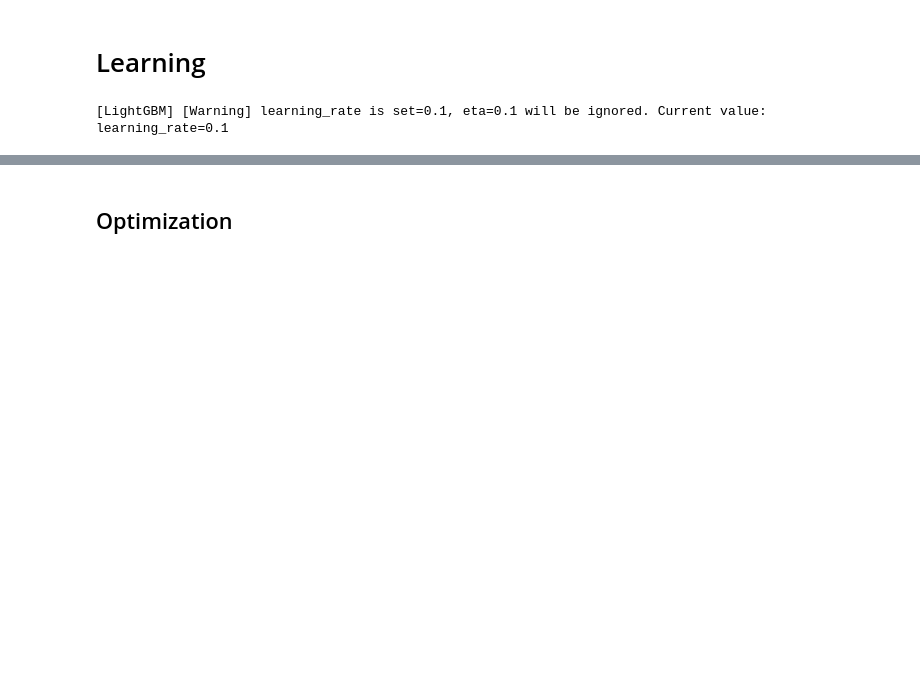
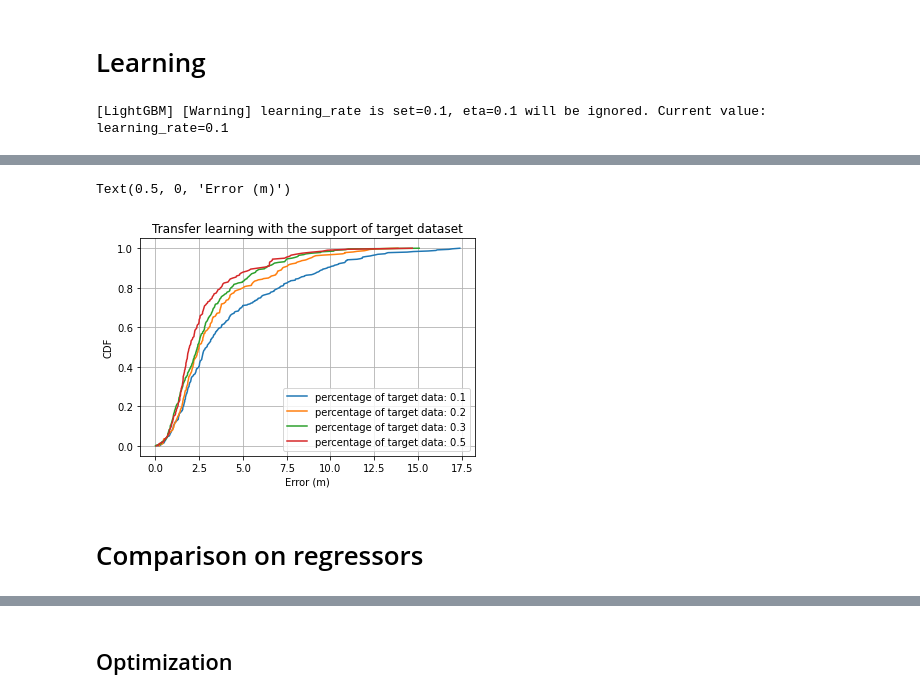
Before and after one commit to ukunliu/WSN_simulation, a Jupyter notebook: Simulation/transfer_learning.ipynb, the cells around one changed output, grey strips where cells are left out. Saved outputs shown, nothing was run; the diff lists cells and outputs as text; code cells hidden in the pictures; blank space fills up the shorter version.

```diff
--- a/Simulation/transfer_learning.ipynb
+++ b/Simulation/transfer_learning.ipynb
@@ -113,4 +141,4 @@ x_train, x_test, dist_train, dist_test, tx_train, tx_test = train_test_split(X_l
 # %%
-_ = lgb_pipe.fit(x_train, dist_train)
+lgb_pipe.fit(x_train, dist_train)
 # %% [output]
 [LightGBM] [Warning] learning_rate is set=0.1, eta=0.1 will be ignored. Current value: learning_rate=0.1
@@ -118,0 +183,9 @@ dist_pr_pred = lgb_pipe.predict(X_pr)
+# %%
+dist_error_ld_reg = []
+
+for pipe in pipes:
+    pipe.fit(x_train, dist_train)
+    dist_pred_tmp = pipe.predict(x_test)
+    loc_pred_tmp = optimize(RX_all_ld, dist_pred_tmp)
+
+    dist_error_ld_reg.append(dist_from_geo(loc_pred_tmp, tx_test))
@@ -118,0 +223,14 @@ dist_pr_pred = lgb_pipe.predict(X_pr)
+# %%
+for d_e, p in zip(dist_error_pr_p, percentages):
+    cdf_plot(d_e, label=f'percentage of target data: {p}')
+
+plt.legend(loc='best')
+plt.grid()
+plt.title('Transfer learning with the support of target dataset')
+plt.ylabel('CDF')
+plt.xlabel('Error (m)')
+# %% [output]
+Text(0.5, 0, 'Error (m)')
+[figure, added]
+# %% [markdown]
+# Comparison on regressors
```
Also changed, not shown: parts of 25 cells of this notebook, 2 other files.
